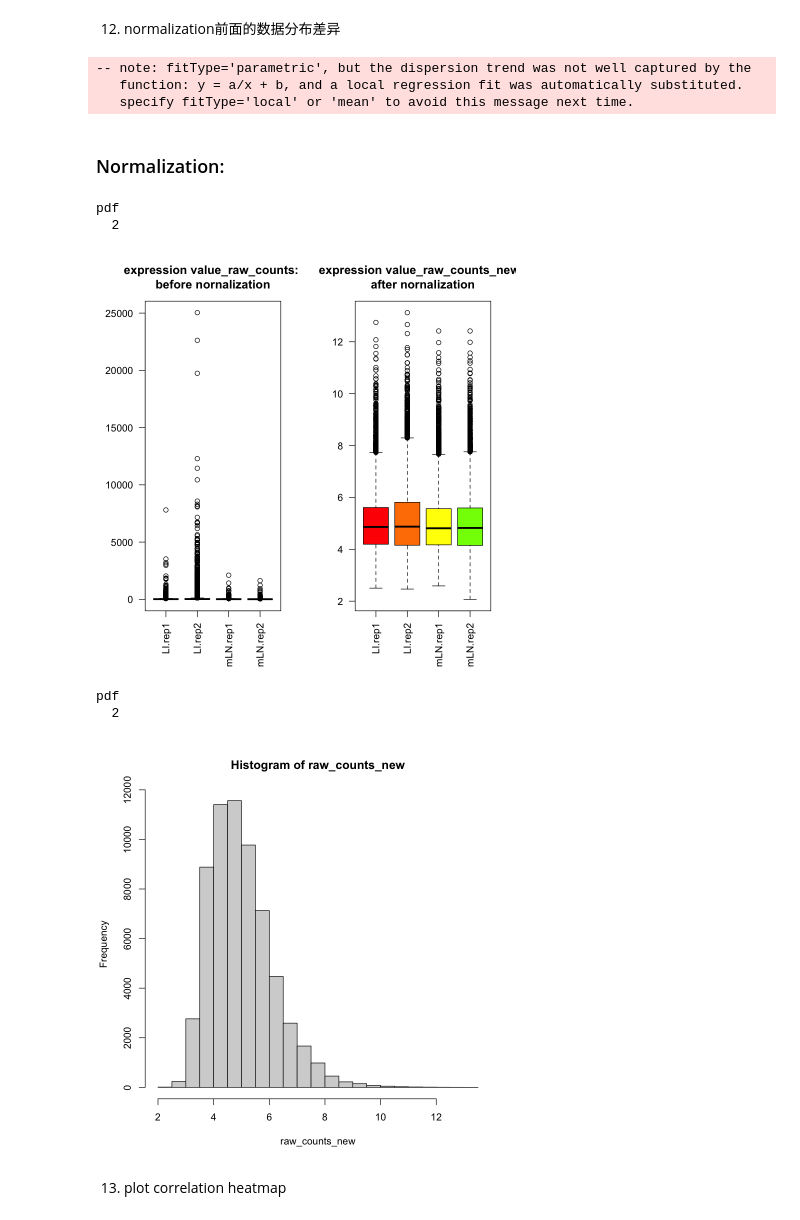
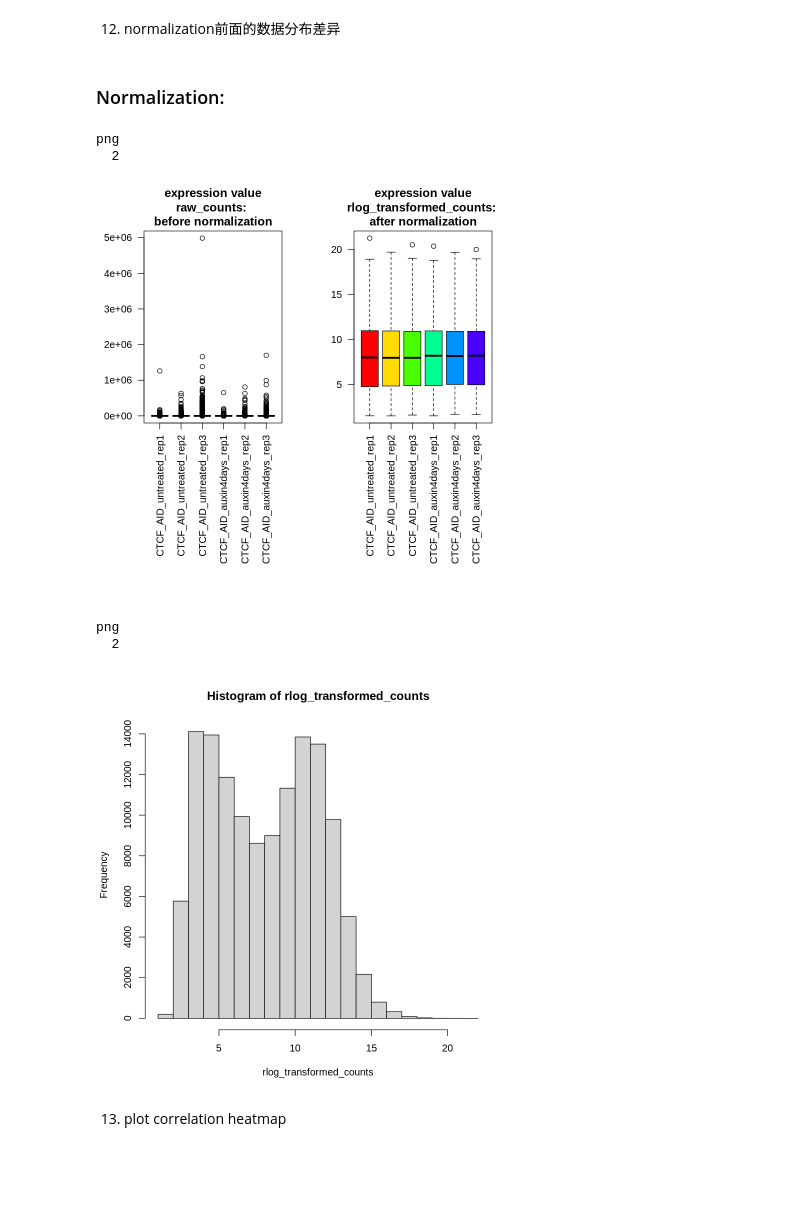
Before and after one commit to hermanzhaozzzz/snakepipes_RNA-seq, a Jupyter notebook: step.04_RNA-seq_analysis.ipynb, the cells around one changed output. Drawn from its saved outputs; the diff is of its cells as text; code cells hidden in the pictures; blank space fills up the shorter version.

```diff
--- a/step.04_RNA-seq_analysis.ipynb
+++ b/step.04_RNA-seq_analysis.ipynb
@@ -244,0 +264,8 @@ A data.frame: 6 × 4
+# %%
+raw_counts_select =  raw_counts %>% select(column_info_filter$sample)
+# raw_counts_select =  raw_counts %>% select(
+#     CTCF_AID_untreated_rep1, CTCF_AID_untreated_rep2, CTCF_AID_untreated_rep3,
+#     CTCF_AID_auxin2days_rep1, CTCF_AID_auxin2days_rep2, CTCF_AID_auxin2days_rep3
+# )
+# raw_counts_select =  raw_counts
+head(raw_counts_select)
@@ -244,0 +288,5 @@ A data.frame: 6 × 4
+# %%
+# 清理condition列，移除没有样本的因子水平
+# DEBUG: factor levels were dropped which had no samples
+column_info_filter$condition <- droplevels(column_info_filter$condition)
+column_info_filter$condition
@@ -245,11 +297,10 @@ A data.frame: 6 × 4
 # %%
 ### DEseq analyses ------------------------------------------------------------------------->
-# mamba install bioconductor-deseq2
-library(DESeq2)
 dds <- DESeqDataSetFromMatrix(
-    countData=raw_counts_select,
+    countData=as.matrix(raw_counts_select),
     colData=column_info_filter,
     design=~ condition
+    # design=~ type
 )
 # ~在R里面用于构建公式对象，~左边为因变量(design)，右边为自变量(type/condition)
 dds
@@ -460,48 +559,42 @@ A data.frame: 15617 × 11
 12. normalization前面的数据分布差异
 # %%
 ### rld normalization ---------------------------------------------------------------------->
-## 下面的代码如果你不感兴趣不需要运行，免得误导你
-## 就是看看normalization前面的数据分布差异
+# 使用rlogTransformation函数对DESeqDataSet对象dds进行了正则化对数变换（regularized log transformation），这种变换通常用于稳定方差并使得数据更接近正态分布，这在一些后续的数据可视化和探索性分析中很有用。
 rld <- rlogTransformation(dds)
-raw_counts_new=assay(rld)
-par(cex = 0.7)
-n.sample=ncol(raw_counts)
+rlog_transformed_counts=assay(rld)
+n.sample=ncol(rlog_transformed_counts)
 if(n.sample>40) par(cex = 0.5)
 cols <- rainbow(n.sample*1.2)
 # 上一步比较耗时，算数据分布用
-# %% [output]
--- note: fitType='parametric', but the dispersion trend was not well captured by the
-   function: y = a/x + b, and a local regression fit was automatically substituted.
-   specify fitType='local' or 'mean' to avoid this message next time.
 # %% [markdown]
 ### Normalization:
 # %%
-pdf("../plots/001_expression_value_compare.pdf",width = 10, height = 6)
-par(mfrow=c(1,2))
-boxplot(raw_counts_select, col = cols,main="expression value_raw_counts: \nbefore normalization",las=2)
-boxplot(raw_counts_new, col = cols,main="expression value_raw_counts_new: \nafter normalization",las=2)
+pdf("../plots/002_expression_value_compare.pdf",width = 10, height = 8)
+par(mfrow=c(1,2), mar=c(15, 4, 4, 2))
+boxplot(raw_counts_select, col = cols,main="expression value\nraw_counts: \nbefore normalization",las=2)
+boxplot(rlog_transformed_counts, col = cols,main="expression value\nrlog_transformed_counts: \nafter normalization",las=2)
 
 dev.off()
 # %% [output]
-pdf
+png
   2
 # %%
-par(mfrow=c(1,2))
-boxplot(raw_counts_select, col = cols,main="expression value_raw_counts: \nbefore nornalization",las=2)
-boxplot(raw_counts_new, col = cols,main="expression value_raw_counts_new: \nafter nornalization",las=2)
+par(mfrow=c(1,2), mar=c(15, 4, 4, 2))
+boxplot(raw_counts_select, col = cols,main="expression value\nraw_counts: \nbefore normalization",las=2)
+boxplot(rlog_transformed_counts, col = cols,main="expression value\nrlog_transformed_counts: \nafter normalization",las=2)
 # %% [output]
-[figure, old version]
+[figure, new version]
 # %%
-pdf("../plots/002_expression_distribution_info_hist.pdf",width=8,height=8)
-hist(raw_counts_new)
+pdf("../plots/003_expression_distribution_info_hist.pdf",width=8,height=8)
+hist(rlog_transformed_counts)
 dev.off()
 # %% [output]
-pdf
+png
   2
 # %%
-hist(raw_counts_new)
+hist(rlog_transformed_counts)
 # %% [output]
-[figure, old version]
+[figure, new version]
 # %% [markdown]
 13. plot correlation heatmap
 # %%
```
Also changed, not shown: parts of 103 cells of this notebook, 4 other files.
